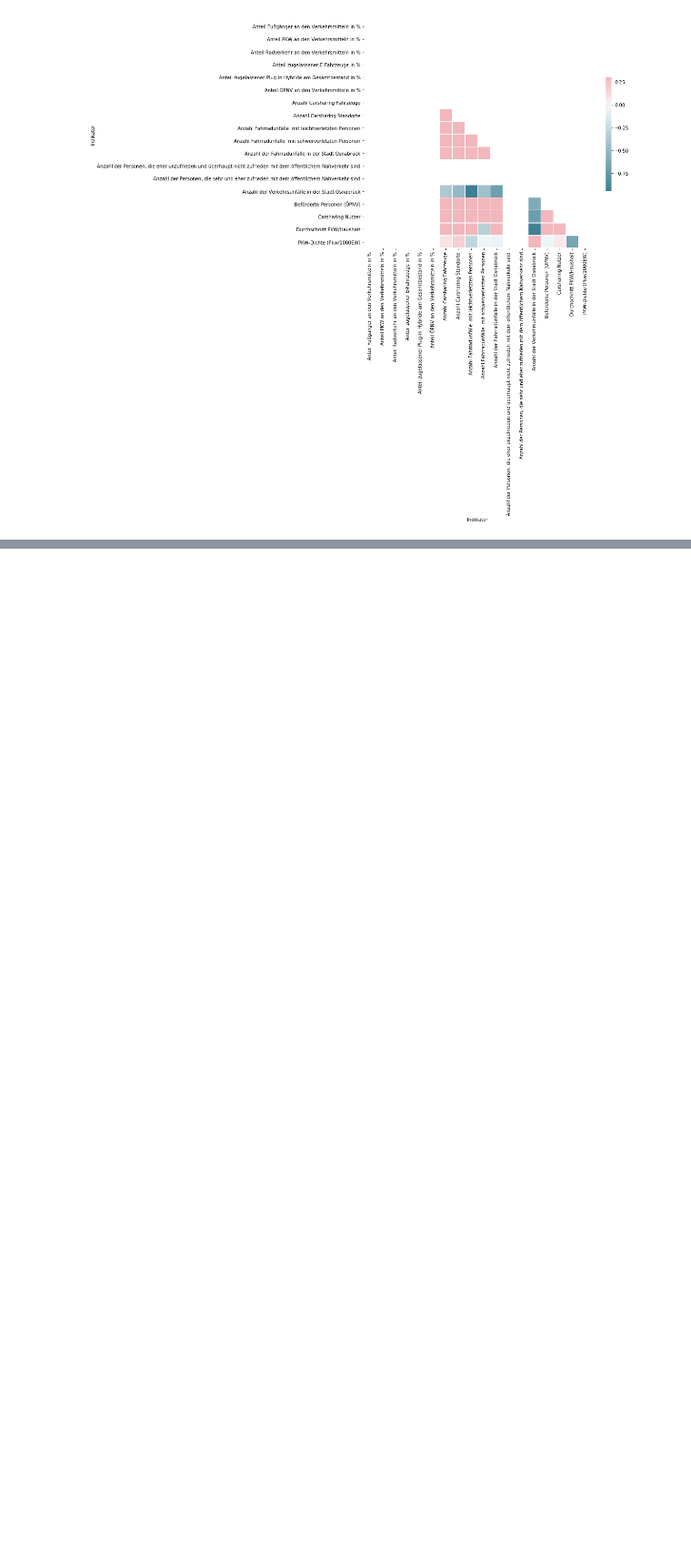
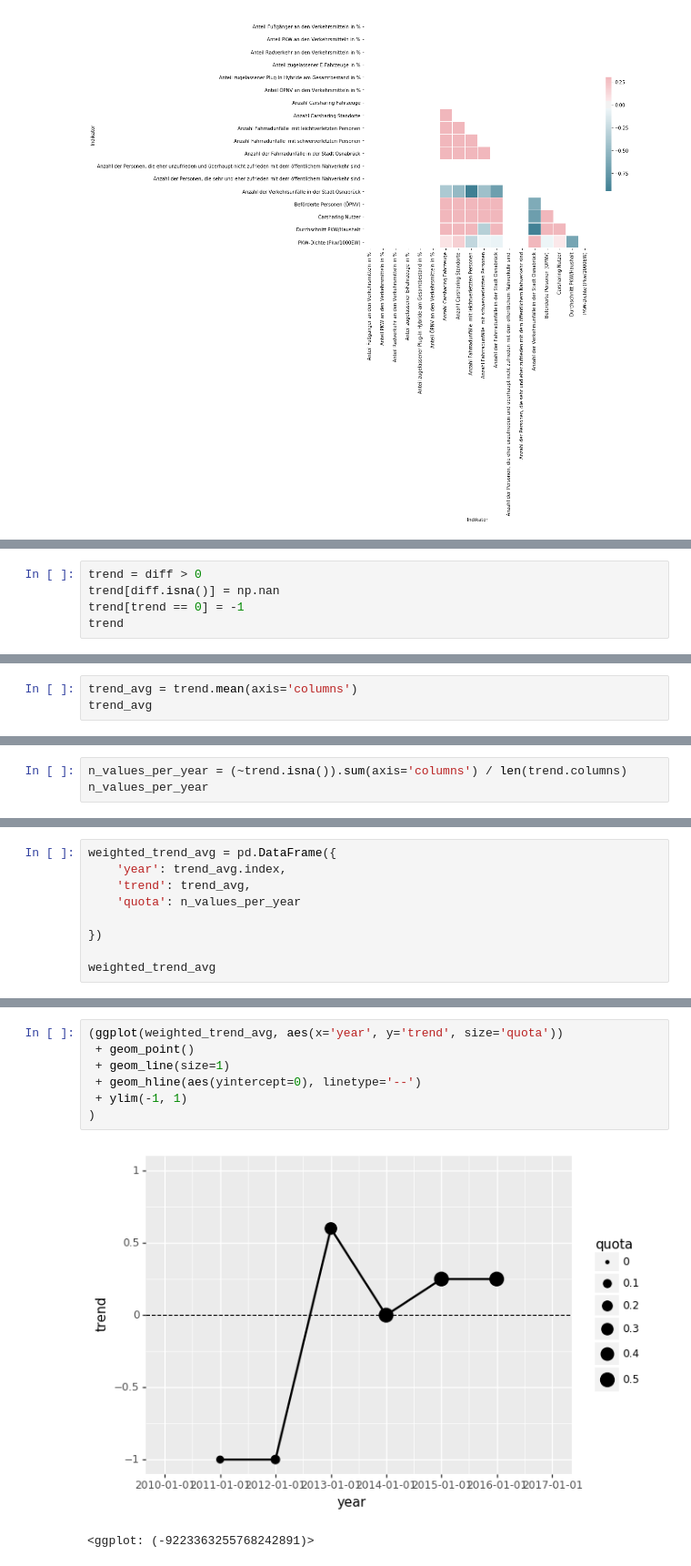
Before and after one commit to codeforosnabrueck/kosmos, a Jupyter notebook: parsing_and_analysis.ipynb, the cells around one changed output, grey strips where cells are left out. Shown at 91% size. Drawn from its saved outputs; the diff is of its cells as text; blank space fills up the shorter version.

Commit message:
Add plot to aggregate results

```diff
--- a/parsing_and_analysis.ipynb
+++ b/parsing_and_analysis.ipynb
@@ -297,0 +357,5 @@ sns.heatmap(corr, mask=mask, cmap=cmap, vmax=.3, center=0,
+# %%
+trend = diff > 0
+trend[diff.isna()] = np.nan
+trend[trend == 0] = -1
+trend
@@ -297,0 +373,3 @@ sns.heatmap(corr, mask=mask, cmap=cmap, vmax=.3, center=0,
+# %%
+trend_avg = trend.mean(axis='columns')
+trend_avg
@@ -297,0 +387,3 @@ sns.heatmap(corr, mask=mask, cmap=cmap, vmax=.3, center=0,
+# %%
+n_values_per_year = (~trend.isna()).sum(axis='columns') / len(trend.columns)
+n_values_per_year
@@ -297,0 +401,9 @@ sns.heatmap(corr, mask=mask, cmap=cmap, vmax=.3, center=0,
+# %%
+weighted_trend_avg = pd.DataFrame({
+    'year': trend_avg.index,
+    'trend': trend_avg,
+    'quota': n_values_per_year
+
+})
+
+weighted_trend_avg
@@ -297,0 +421,10 @@ sns.heatmap(corr, mask=mask, cmap=cmap, vmax=.3, center=0,
+# %%
+(ggplot(weighted_trend_avg, aes(x='year', y='trend', size='quota'))
+ + geom_point()
+ + geom_line(size=1)
+ + geom_hline(aes(yintercept=0), linetype='--')
+ + ylim(-1, 1)
+)
+# %% [output]
+[figure, added]
+<ggplot: (-9223363255768242891)>
```
Also changed, not shown: parts of 22 cells of this notebook.
